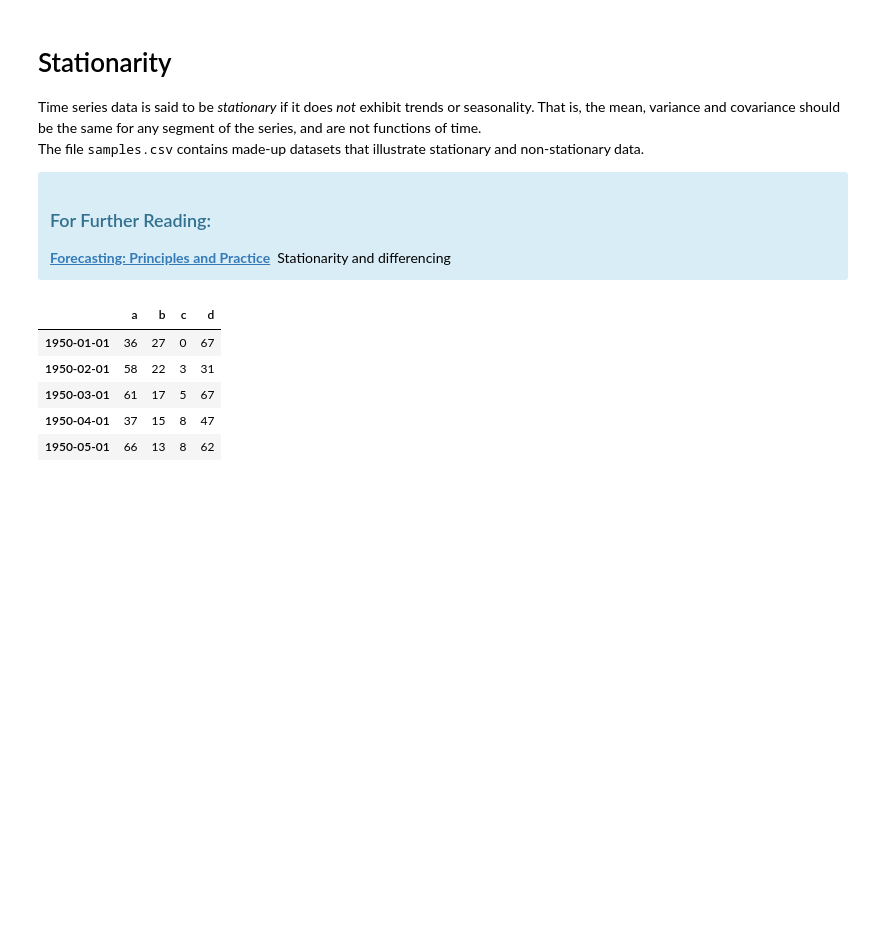
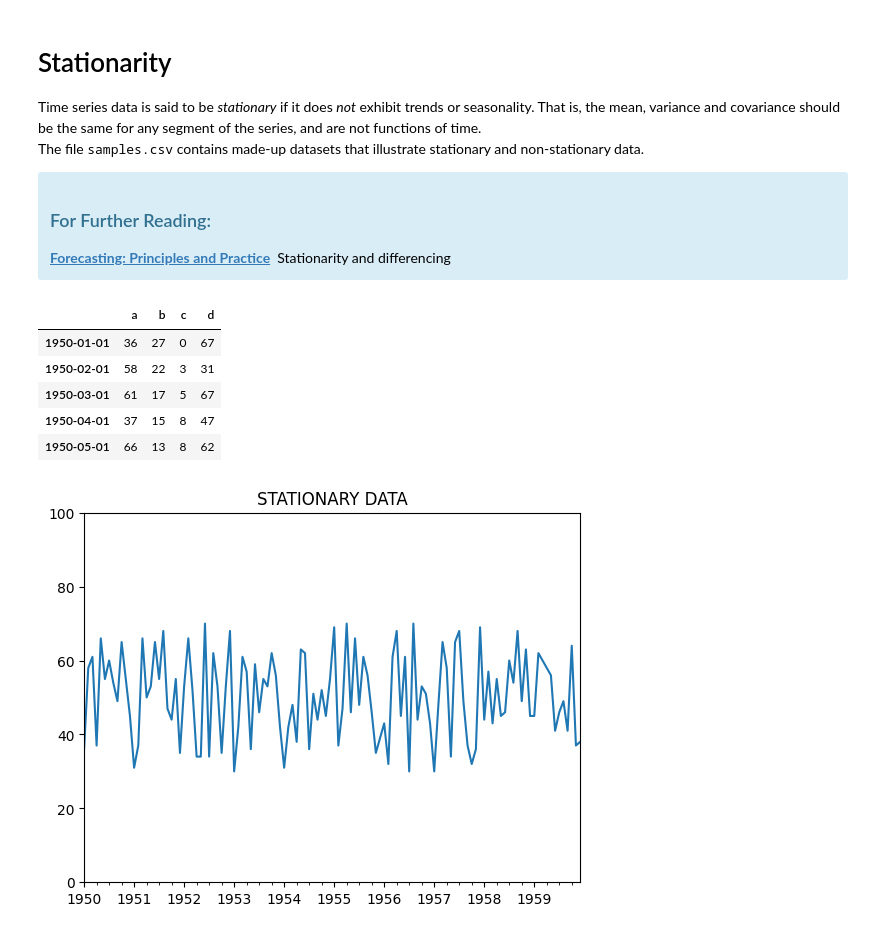
Before and after one commit to ibrahimaltun/udemy-courses, a Jupyter notebook: python-for-time-series-data-analysis/6.GeneralForecasting.ipynb, the cells around one changed output. Cells and saved outputs as stored; diff of their text form; code cells hidden in the pictures; blank space fills up the shorter version.

```diff
--- a/python-for-time-series-data-analysis/6.GeneralForecasting.ipynb
+++ b/python-for-time-series-data-analysis/6.GeneralForecasting.ipynb
@@ -201,3 +201,10 @@ df2.head()
 | 1950-03-01 | 61 | 17 | 5 | 67 |
 | 1950-04-01 | 37 | 15 | 8 | 47 |
 | 1950-05-01 | 66 | 13 | 8 | 62 |
+# %%
+df2['a'].plot(ylim=[0,100],title="STATIONARY DATA").autoscale(axis='x',tight=True);
+
+# This is Stationary Data.
+# Stationary data does not exhibit trends and seasonality.
+# %% [output]
+[figure, added]
```
Also changed, not shown: parts of 8 cells of this notebook.
